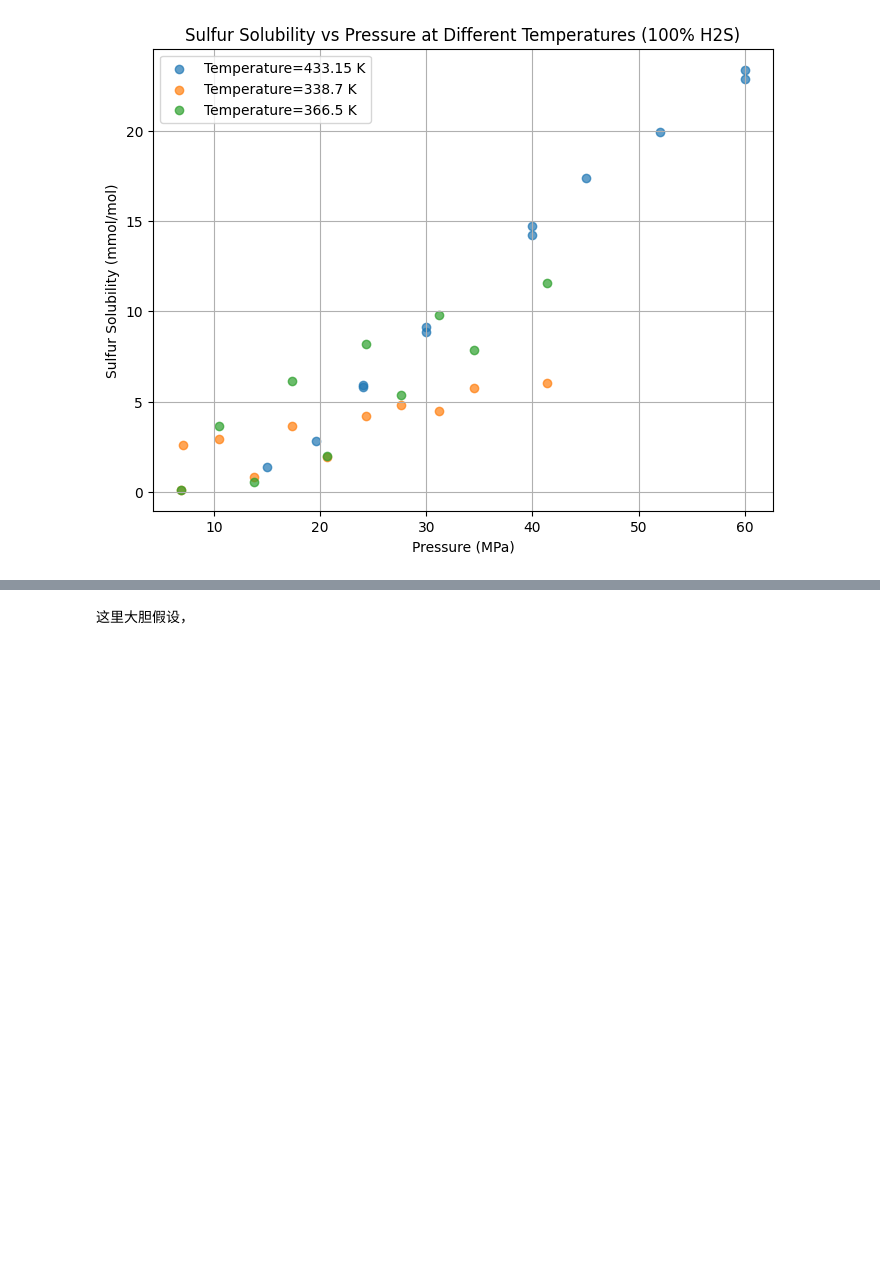
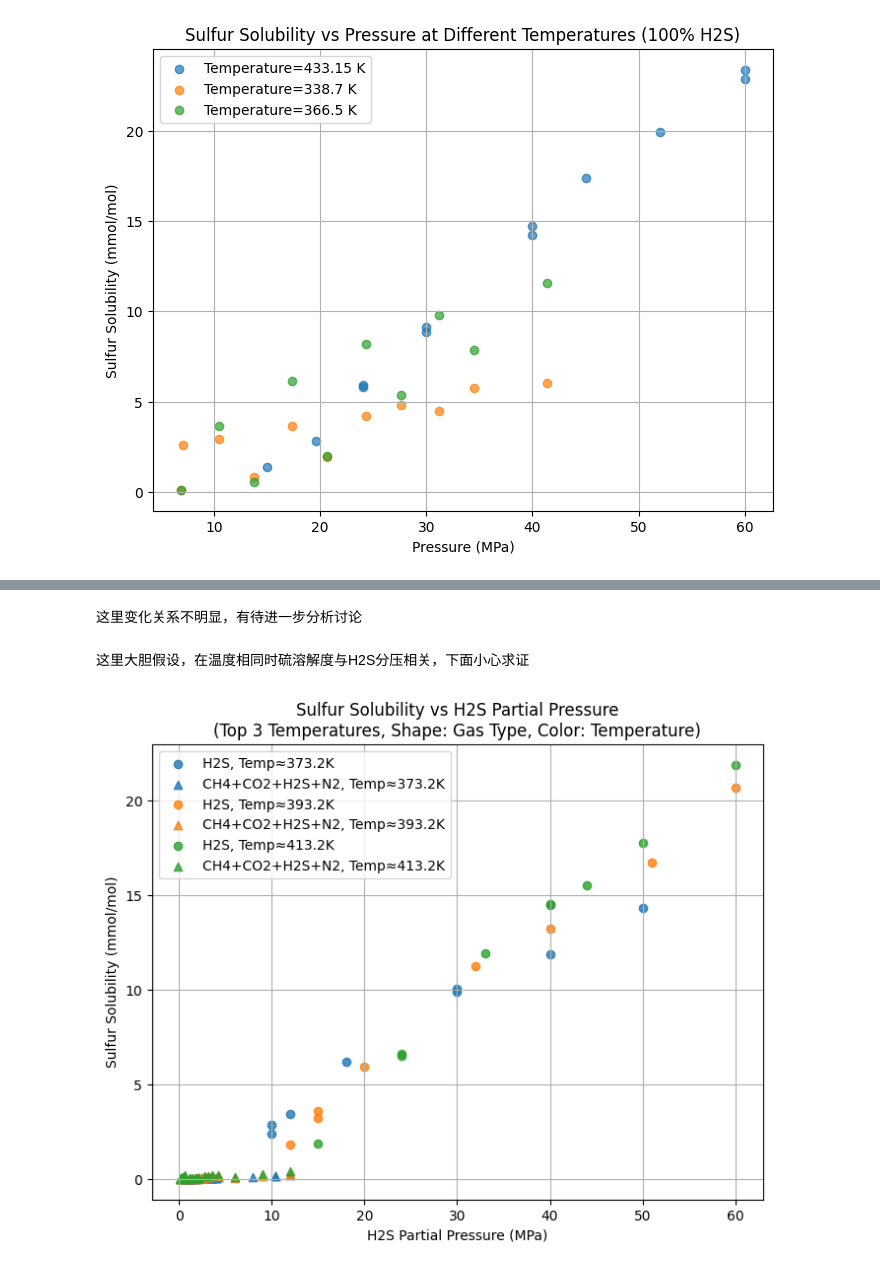
Before and after one commit to Frank-LuHao/Data-Mining-Homework, a Jupyter notebook: final/analysis.ipynb, the cells around one changed output, grey strips where cells are left out. Cells and saved outputs as stored; diff of their text form; code cells hidden in the pictures; blank space fills up the shorter version.

```diff
--- a/final/analysis.ipynb
+++ b/final/analysis.ipynb
@@ -505,2 +645,60 @@ plt.show()
+# %% [markdown]
+这里变化关系不明显，有待进一步分析讨论
 # %% [markdown]
-这里大胆假设，
+这里大胆假设，在温度相同时硫溶解度与H2S分压相关，下面小心求证
+# %%
+import pandas as pd
+import matplotlib.pyplot as plt
+import numpy as np
+import re
+
+# 读取数据
+df = pd.read_excel(r'e:\New_Project(python)\数据挖掘\data\cleaned_data_with_gastype.xlsx')
+
+# 只保留含有H2S的三类气体
+target_labels = ['H2S', 'CH4+CO2+H2S', 'CH4+CO2+H2S+N2']
+sub_df = df[df['气体种类标签'].isin(target_labels)].copy()
+
+# 计算H2S分压（假设气体组成格式如"20%H2S+80%CO2"）
+def calc_h2s_partial_pressure(row):
+    comp = row['气体组成']
+    total_p = row['压力（MPa）']
+    # 匹配H2S百分比
+    match = re.search(r'([\d\.]+)%H2S', comp)
+    if match:
+        frac = float(match.group(1)) / 100
+        return frac * total_p
+    elif comp.strip() == 'H2S' or comp.strip() == '100%H2S':
+        return total_p
+    else:
+        return 0
+
+sub_df['H2S分压'] = sub_df.apply(calc_h2s_partial_pressure, axis=1)
+
+# 选取出现频率最多的3个温度
+top_temps = sub_df['温度（K）'].round(1).value_counts().index[:3]
+
+plt.figure(figsize=(8,6))
+colors = ['#1f77b4', '#ff7f0e', '#2ca02c']
+markers = {'H2S': 'o', 'CH4+CO2+H2S': 's', 'CH4+CO2+H2S+N2': '^'}
+for i, t in enumerate(top_temps):
+    for label in target_labels:
+        data = sub_df[(sub_df['气体种类标签'] == label) & (np.isclose(sub_df['温度（K）'], t, atol=0.5))]
+        if len(data) == 0:
+            continue
+        plt.scatter(
+            data['H2S分压'],
+            data['硫溶解度(mmol/mol)'],
+            marker=markers[label],
+            color=colors[i],
+            alpha=0.8,
+            label=f'{label}, Temp≈{t}K'
+        )
+plt.xlabel('H2S Partial Pressure (MPa)')
+plt.ylabel('Sulfur Solubility (mmol/mol)')
+plt.title('Sulfur Solubility vs H2S Partial Pressure\n(Top 3 Temperatures, Shape: Gas Type, Color: Temperature)')
+plt.legend()
+plt.grid(True)
+plt.show()
+# %% [output]
+[figure, added]
```
Also changed, not shown: parts of 19 cells of this notebook, 8 other files.
